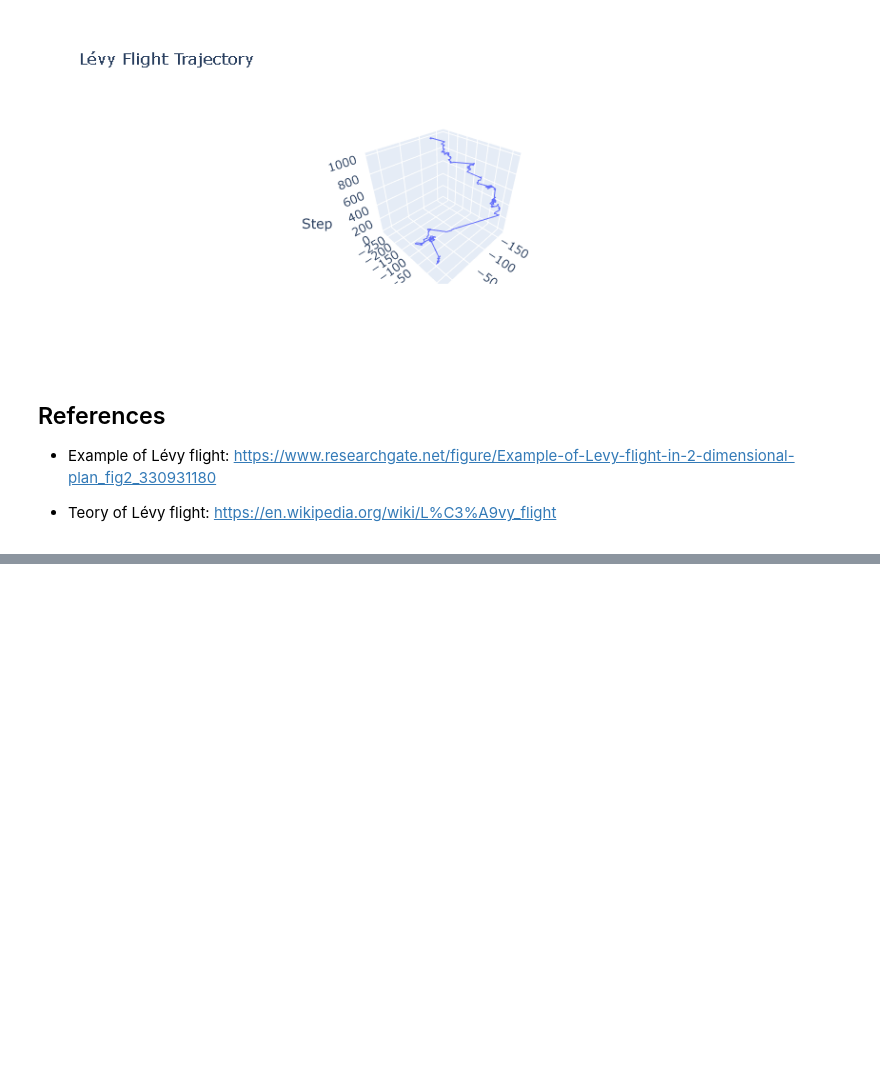
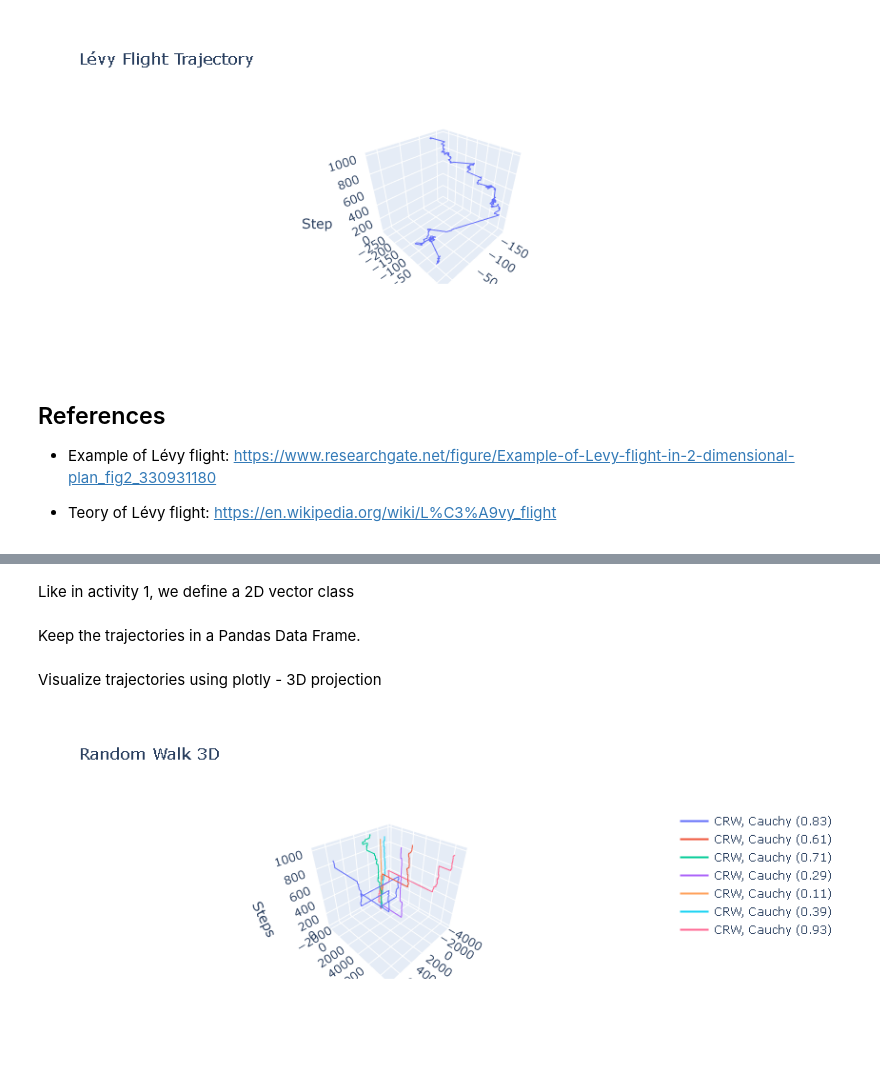
Before and after one commit to herikZ13/Assignment-1_HZS, a Jupyter notebook: Assignment 1_HZS.ipynb, the cells around one changed output, grey strips where cells are left out. Saved outputs shown, nothing was run; the diff lists cells and outputs as text; code cells hidden in the pictures; blank space fills up the shorter version.

Commit message:
Activity 5 completed, this is the final version

```diff
--- a/Assignment 1_HZS.ipynb
+++ b/Assignment 1_HZS.ipynb
@@ -301,0 +315,8 @@ fig.show()
+# %%
+def generate_traj(n_traj, steps):
+    trajectories = []
+    for i in range(n_traj):
+        cauchy_coeff = np.random.uniform(0.1, 1.0)
+        trajectory = correlated_random_walk(steps, cauchy_coeff)
+        trajectories.append((trajectory, cauchy_coeff))
+    return trajectories
@@ -301,0 +341,6 @@ fig.show()
+# %%
+n_traj = 7
+steps = 1000
+trajectories = generate_traj(n_traj, steps)
+# %% [markdown]
+Like in activity 1, we define a 2D vector class
@@ -301,0 +361,26 @@ fig.show()
+# %% [markdown]
+Keep the trajectories in a Pandas Data Frame.
+# %%
+# Store trajectories in a Pandas DataFrame
+df = pd.DataFrame({
+    f'Trajectory {i}, Cauchy ({cauchy_coeff:.2f})': [(v.x, v.y) for v in trajectory]
+    for i, (trajectory, cauchy_coeff) in enumerate(trajectories)
+})
+# %% [markdown]
+Visualize trajectories using plotly - 3D projection
+# %%
+def visualize_trajectories(trajectories):
+    fig = go.Figure()
+    for i, (trajectory, cauchy_coeff) in enumerate(trajectories):
+        x, y, z = zip(*[(v.x, v.y, i) for i, v in enumerate(trajectory)])
+        fig.add_trace(go.Scatter3d(x=x, y=y, z=z, mode='lines', name=f"CRW, Cauchy ({cauchy_coeff:.2f})"))
+    fig.update_layout(title='Random Walk 3D', scene=dict(
+        xaxis_title='X',
+        yaxis_title='Y',
+        zaxis_title='Steps'
+    ))
+    fig.show()
+
+visualize_trajectories(trajectories)
+# %% [output]
+[figure, added]
```
Also changed, not shown: parts of 10 cells of this notebook.
